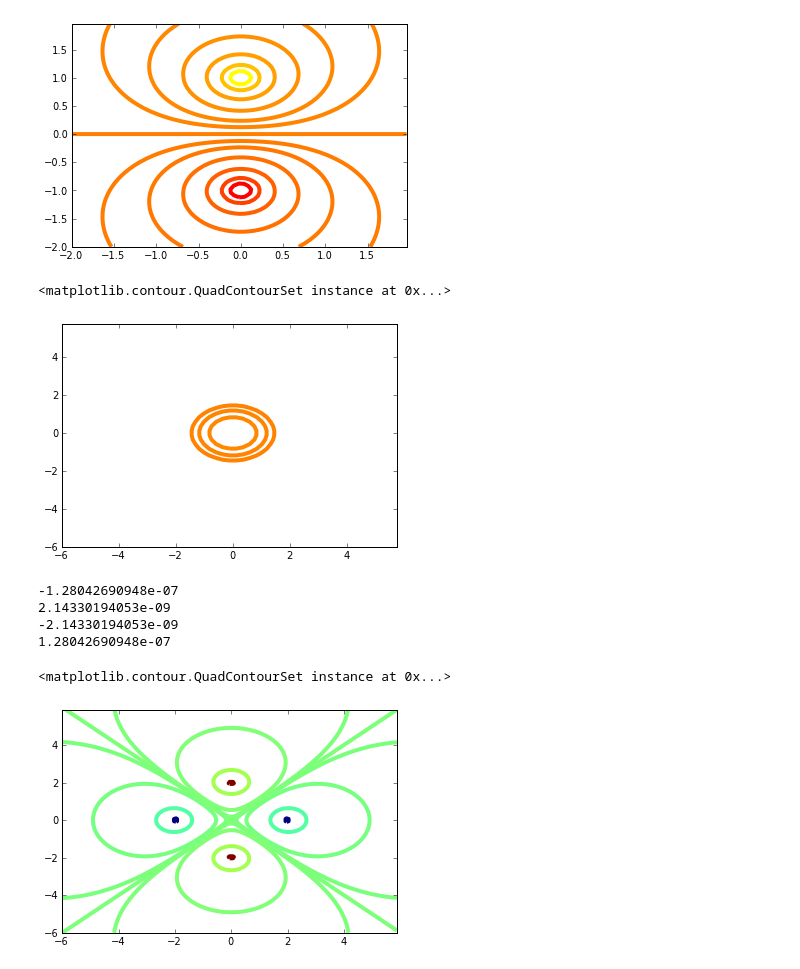
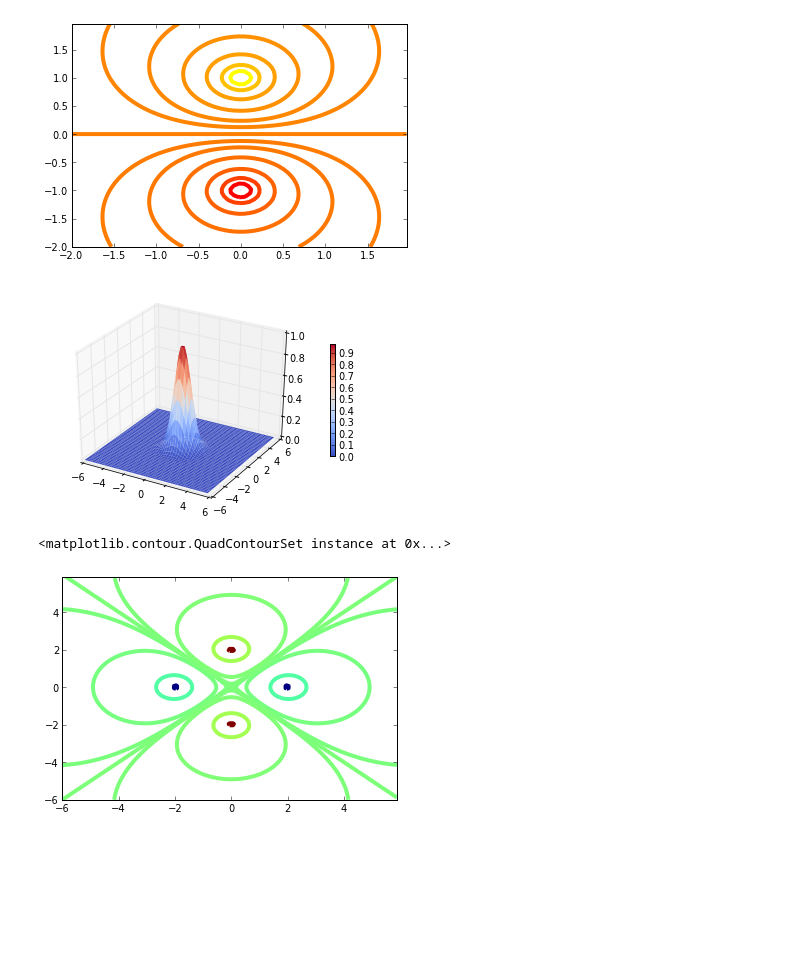
Before and after one commit to ersong/PHYS202-S13, a Jupyter notebook: Week4/Tues Week 4 Notes.ipynb, the cells around one changed output. Cells and saved outputs as stored; diff of their text form; code cells hidden in the pictures; blank space fills up the shorter version.

```diff
--- a/Week4/Tues Week 4 Notes.ipynb
+++ b/Week4/Tues Week 4 Notes.ipynb
@@ -57,38 +57,32 @@ contour(X,Y,V,levels,linewidths=4,cmap=cm.autumn)
 # %%
 dx=12/51.
 dy=12/51.
 x=arange(-6,6,dx)
 y=arange(-6,6,dy)
 X,Y = meshgrid(x,y)
+e=numpy.e
 g=e**(-X**2-Y**2)
-levels=array([8,4,2,1,.5,.25,-.125,0,.125,-.25,-.5,-1-2,-4,-8])
-
-contour(X,Y,g,levels,linewidths=4,cmap=cm.autumn)
+fig=figure()
+ax=fig.gca(projection='3d')
+p=ax.plot_surface(X,Y,g,rstride=1,cstride=1,linewidth=0,cmap=cm.coolwarm)
+#help(Axes3d.plot_surface)
+cb=fig.colorbar(p,shrink=.5)
 # %% [output]
-<matplotlib.contour.QuadContourSet instance at 0x...>
-[figure, old version]
+[figure, new version]
 # %%
 k=8.98#N*m^2/C^2
 q=1e-9#C
 d=2
-e=2
+c=2
 dx=12/101.
 dy=12/101.
 x=arange(-6,6,dx)
 y=arange(-6,6,dy)
 X,Y=meshgrid(x,y)
 V=k*q/sqrt(X**2.+(Y-d)**2.) + k*q/sqrt(X**2.+(Y+d)**2.)
-U=0-k*q/sqrt((X-e)**2.+Y**2.) - k*q/sqrt((X+e)**2.+Y**2.)
+U=0-k*q/sqrt((X-c)**2.+Y**2.) - k*q/sqrt((X+c)**2.+Y**2.)
 levels=array([-1e-7,-1e-8,-1e-9,-1e-10,0,1e-10,1e-9,1e-8,1e-7])
-print U.min()
-print V.min()
-print U.max()
-print V.max()
 contour(X,Y,U+V,levels,linewidths=4,cmap=cm.jet)
 # %% [output]
--1.28042690948e-07
-2.14330194053e-09
--2.14330194053e-09
-1.28042690948e-07
+<matplotlib.contour.QuadContourSet instance at 0x...>
-<matplotlib.contour.QuadContourSet instance at 0x...>
 [figure]
```
Also changed, not shown: parts of 7 cells of this notebook.
